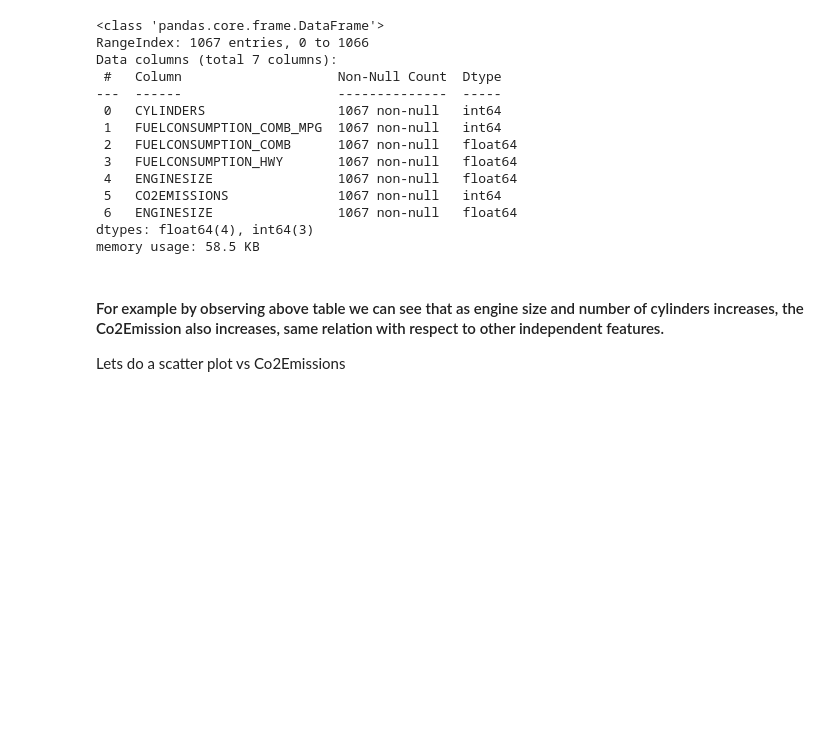
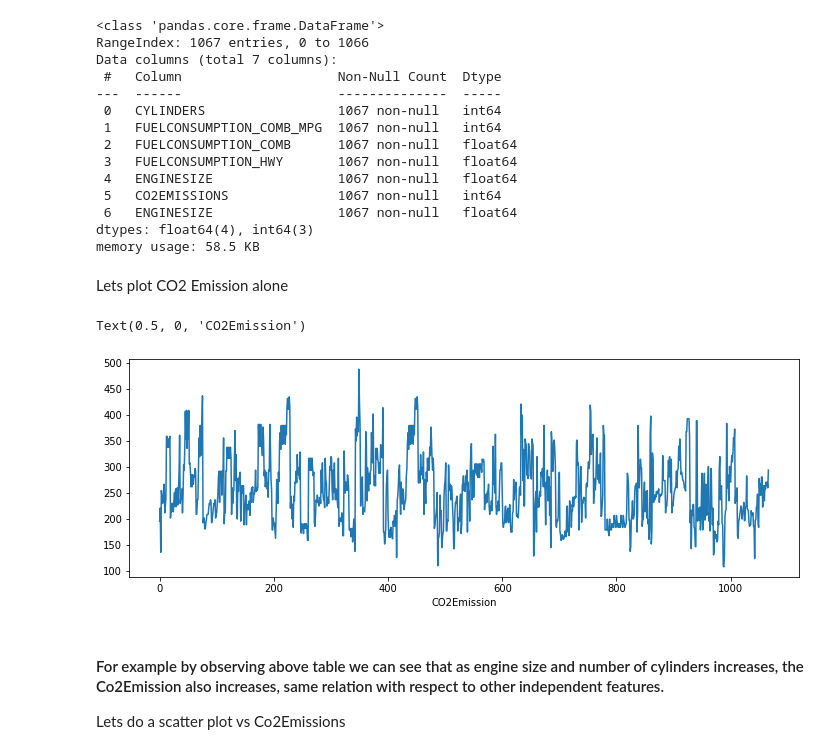
Before and after one commit to Lotfullah21/Machine-Learning, a Jupyter notebook: Multiple_Linear_Regression.ipynb, the cells around one changed output. Saved outputs shown, nothing was run; the diff lists cells and outputs as text; code cells hidden in the pictures; blank space fills up the shorter version.

```diff
--- a/Multiple_Linear_Regression.ipynb
+++ b/Multiple_Linear_Regression.ipynb
@@ -88,6 +88,14 @@ Data columns (total 7 columns):
  6   ENGINESIZE                1067 non-null   float64
 dtypes: float64(4), int64(3)
 memory usage: 58.5 KB
+# %% [markdown]
+Lets plot CO2 Emission alone
+# %%
+df["CO2EMISSIONS"].plot(figsize=(12,4))
+plt.xlabel("CO2Emission")
+# %% [output]
+Text(0.5, 0, 'CO2Emission')
+[figure, added]
 # %% [markdown]
 #### For example by observing above table we can see that as engine size and number of cylinders increases, the Co2Emission also increases, same relation with respect to other independent features.
 Lets do a scatter plot vs Co2Emissions
```
Also changed, not shown: parts of 3 cells of this notebook.
